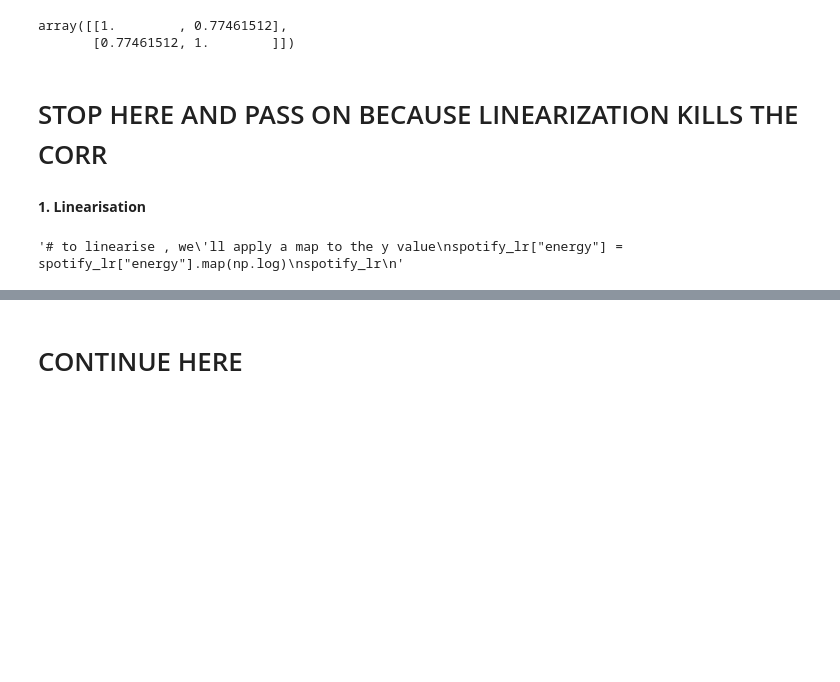
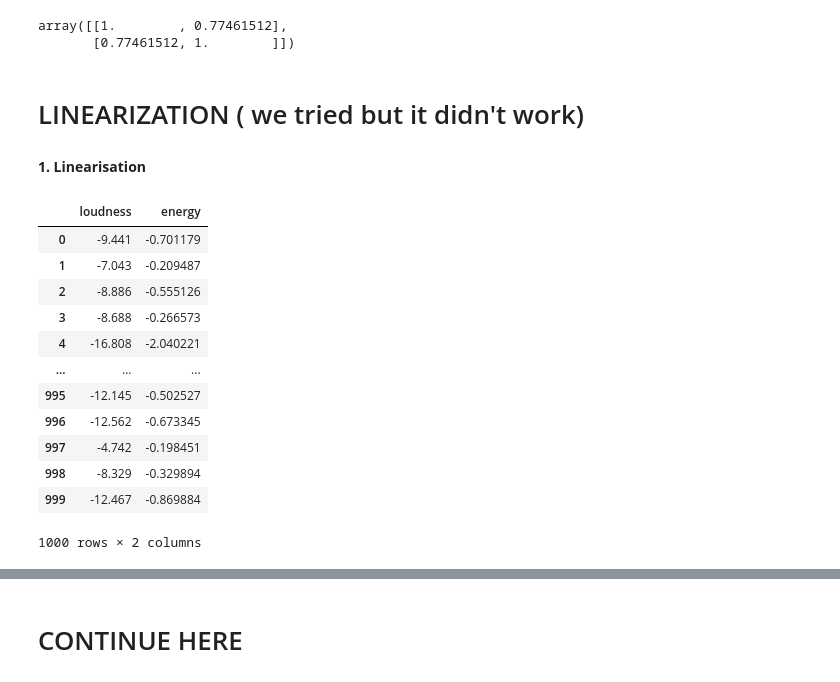
Before and after one commit to EnzoCentrale/Personal-Project, a Jupyter notebook: Project.ipynb, the cells around one changed output, grey strips where cells are left out. Saved outputs shown, nothing was run; the diff lists cells and outputs as text; code cells hidden in the pictures; blank space fills up the shorter version.

```diff
--- a/Project.ipynb
+++ b/Project.ipynb
@@ -125,14 +125,27 @@ np.corrcoef(x=spotify_lr.loudness,y=spotify_lr.energy)
 array([[1.        , 0.77461512],
        [0.77461512, 1.        ]])
 # %% [markdown]
-# STOP HERE AND PASS ON BECAUSE LINEARIZATION KILLS THE CORR
+# LINEARIZATION ( we tried but it didn't work)
 # %% [markdown]
 **1. Linearisation**
 # %%
-'''# to linearise , we'll apply a map to the y value
-spotify_lr["energy"] = spotify_lr["energy"].map(np.log)
-spotify_lr
-'''
+# to linearise , we'll apply a map to the y value
+spotify_linearized = pd.DataFrame()
+spotify_linearized['loudness'] = spotify_lr["loudness"]
+spotify_linearized["energy"] = spotify_lr["energy"].map(np.log)
+spotify_linearized
 # %% [output]
+|  | loudness | energy |
+| 0 | -9.441 | -0.701179 |
+| 1 | -7.043 | -0.209487 |
+| 2 | -8.886 | -0.555126 |
+| 3 | -8.688 | -0.266573 |
+| 4 | -16.808 | -2.040221 |
+| ... | ... | ... |
+| 995 | -12.145 | -0.502527 |
+| 996 | -12.562 | -0.673345 |
+| 997 | -4.742 | -0.198451 |
+| 998 | -8.329 | -0.329894 |
+| 999 | -12.467 | -0.869884 |
-'# to linearise , we\'ll apply a map to the y value\nspotify_lr["energy"] = spotify_lr["energy"].map(np.log)\nspotify_lr\n'
+1000 rows × 2 columns
 # %%
```
Also changed, not shown: parts of 4 cells of this notebook.
